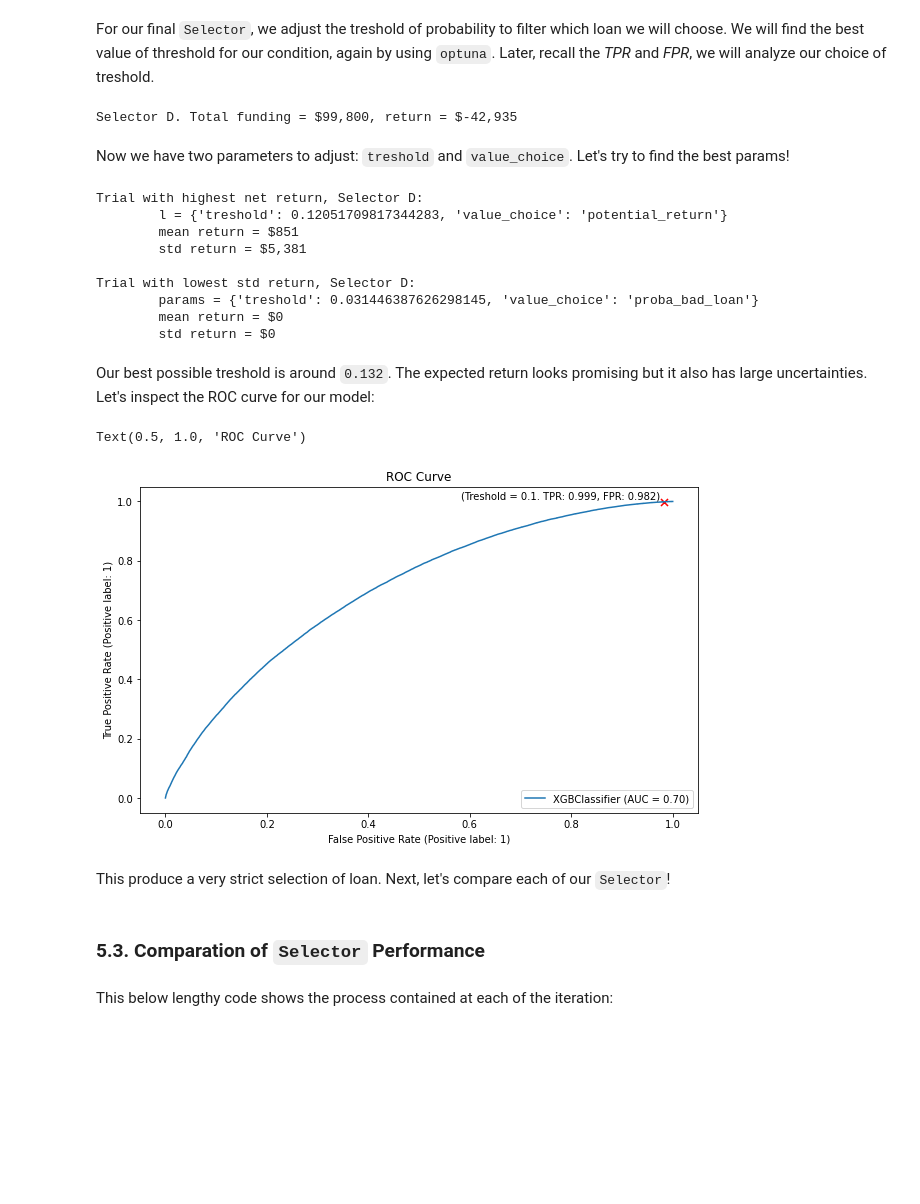
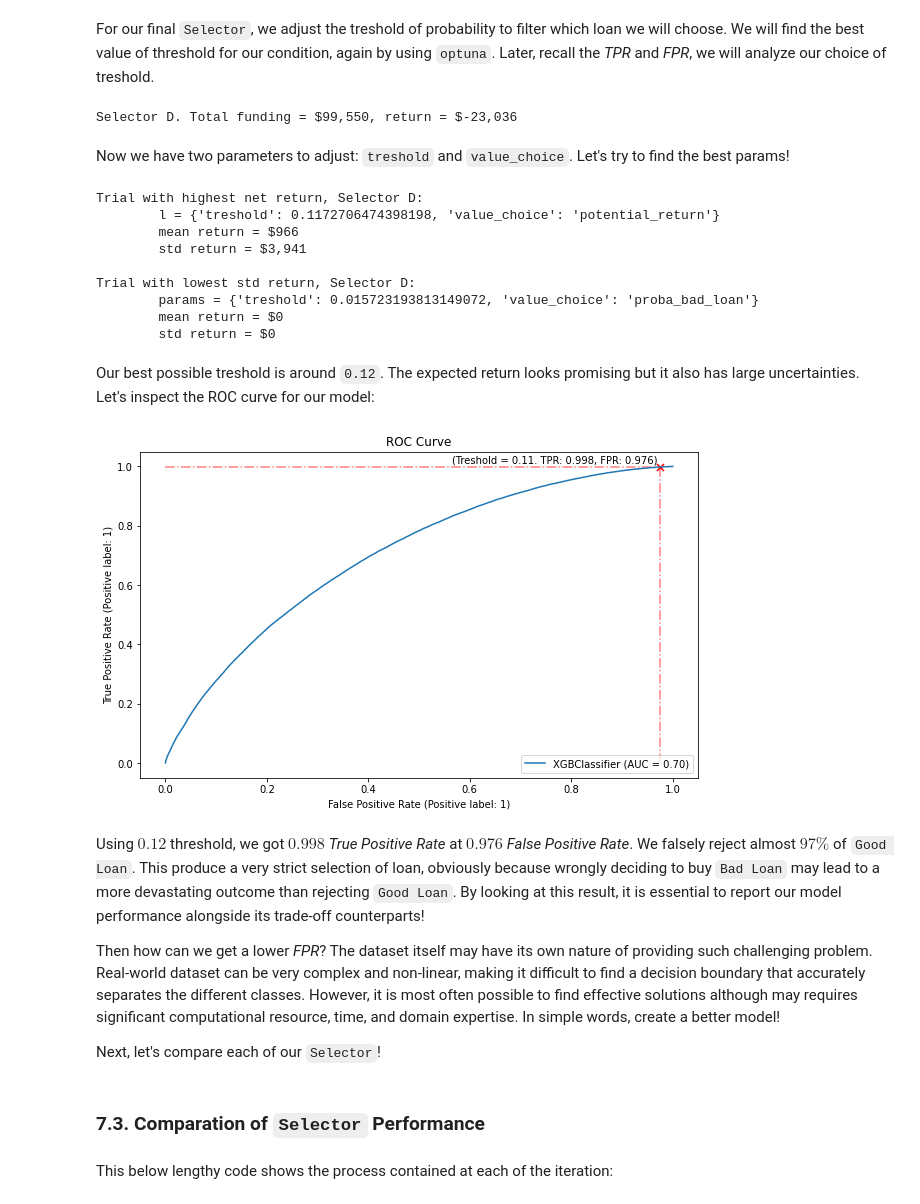
Before and after one commit to nbarizki/creditdefaultml, a Jupyter notebook: 3_Model_development.ipynb, the cells around one changed output. Cells and saved outputs as stored; diff of their text form; code cells hidden in the pictures; blank space fills up the shorter version.

```diff
--- a/3_Model_development.ipynb
+++ b/3_Model_development.ipynb
@@ -1123,28 +1180,30 @@ def SelectorD(budget, df, return_total_funding=False, treshold=0.5, value_choice
         return net_return, total_funding
     return net_return
 
-sample_df = testing_df_test.sample(300)
+sample_df = testing_df_test.sample(200)
 net_return, total_funding = SelectorD(100000, sample_df, True)
 print(f'Selector D. Total funding = ${total_funding:,.0f}, return = ${net_return:,.0f}')
 # %% [output]
-Selector D. Total funding = $99,800, return = $-42,935
+Selector D. Total funding = $99,550, return = $-23,036
 # %% [markdown]
 Now we have two parameters to adjust: `treshold` and `value_choice`. Let's try to find the best params!
 # %%
+import statistics as st
+
 def objective(trial):
     budget = 100000
-    treshold = trial.suggest_float('treshold', 0, 1)
+    treshold = trial.suggest_float('treshold', 0, 0.5)
     value_choice = trial.suggest_categorical('value_choice', ['proba_bad_loan', 'potential_return'])
     net_return = []
-    for _ in range(200):
+    for _ in range(100):
+        sample_df = testing_df_valid.sample(300)
         net_return.append(
-            SelectorD(budget, testing_df_valid.sample(300), treshold=treshold, value_choice=value_choice)
+            SelectorD(budget, sample_df, treshold=treshold, value_choice=value_choice)
             )
     mean_return = np.mean(net_return)
-    std_return = np.std(net_return, ddof=1)
+    std_return = np.std(net_return)
     return mean_return, std_return
 
-optuna.logging.set_verbosity(30)
 optimize_selector_d = optuna.create_study(
     directions=['maximize', 'minimize'], sampler=optuna.samplers.TPESampler(seed=99)
     )
@@ -1164,47 +1223,54 @@ print(
     f'\tstd return = ${best_std_return_trial.values[1]:,.0f}')
 # %% [output]
 Trial with highest net return, Selector D:
-        l = {'treshold': 0.12051709817344283, 'value_choice': 'potential_return'}
-        mean return = $851
-        std return = $5,381
+        l = {'treshold': 0.1172706474398198, 'value_choice': 'potential_return'}
+        mean return = $966
+        std return = $3,941
 
 Trial with lowest std return, Selector D:
-        params = {'treshold': 0.031446387626298145, 'value_choice': 'proba_bad_loan'}
+        params = {'treshold': 0.015723193813149072, 'value_choice': 'proba_bad_loan'}
         mean return = $0
         std return = $0
 # %% [markdown]
-Our best possible treshold is around `0.132`. The expected return looks promising but it also has large uncertainties. Let's inspect the ROC curve for our model:
+Our best possible treshold is around `0.12`. The expected return looks promising but it also has large uncertainties. Let's inspect the ROC curve for our model:
 # %%
 from sklearn.metrics import confusion_matrix
 from sklearn.metrics import RocCurveDisplay
 from sklearn.model_selection import LearningCurveDisplay
 import matplotlib.pyplot as plt
 
-treshold = 0.1
+treshold = 0.11
 y_score = final_classifier.predict_proba(X_test_transfd)[:, 1]
-y_pred_at_tresh = np.where(y_score >= 0.1, 1, 0)
+y_pred_at_tresh = np.where(y_score >= treshold, 1, 0)
 conf_mat = confusion_matrix(y_test, y_pred_at_tresh)
 tpr_at_tresh = conf_mat[1, 1] / (conf_mat[1, 1] + conf_mat[1, 0])
 fpr_at_tresh = conf_mat[0, 1] / (conf_mat[0, 1] + conf_mat [0, 0])
 # plot
 fig, ax = plt.subplots(figsize=(10, 6))
 RocCurveDisplay.from_estimator(
     final_classifier, X_test_transfd, y_test,
     ax=ax
     )
 ax.scatter(fpr_at_tresh, tpr_at_tresh, s=50, c='red', marker='x')
+ax.vlines(x=[fpr_at_tresh], ymin=0, ymax=[tpr_at_tresh], colors='red', ls='-.', alpha=0.5)
+ax.hlines(y=[tpr_at_tresh], xmin=0, xmax=[fpr_at_tresh], colors='red', ls='-.', alpha=0.5)
 ax.text(
-    fpr_at_tresh - 0.4,
-    tpr_at_tresh + 0.01,
+    fpr_at_tresh - 0.41,
+    tpr_at_tresh + 0.015,
     s=f'(Treshold = {treshold}. TPR: {tpr_at_tresh:.3f}, FPR: {fpr_at_tresh:.3f})')
 ax.set_title('ROC Curve')
+plt.show()
 # %% [output]
-Text(0.5, 1.0, 'ROC Curve')
-[figure, old version]
+[figure, new version]
-# %% [markdown]
-This produce a very strict selection of loan. Next, let's compare each of our `Selector`!
+# %% [markdown]
+Using $0.12$ threshold, we got $0.998$ *True Positive Rate* at $0.976$ *False Positive Rate*. We falsely reject almost $97\%$ of `Good Loan`. This produce a very strict selection of loan, obviously because wrongly deciding to buy `Bad Loan` may lead to a more devastating outcome than rejecting `Good Loan`. By looking at this result, it is essential to report our model performance alongside its trade-off counterparts!
+
+Then how can we get a lower *FPR*? The dataset itself may have its own nature of providing such challenging problem. Real-world dataset can be very complex and non-linear, making it difficult to find a decision boundary that accurately separates the different classes. However, it is most often possible to find effective solutions although may requires significant computational resource, time, and domain expertise. In simple words, create a better model!
+
+Next, let's compare each of our `Selector`!
 # %% [markdown]
-### 5.3. Comparation of `Selector` Performance
+<a id="7.3-comparations"> </a>
+### 7.3. Comparation of `Selector` Performance
 # %% [markdown]
 This below lengthy code shows the process contained at each of the iteration:
 # %%
```
Also changed, not shown: parts of 49 cells of this notebook, 1 other file.
